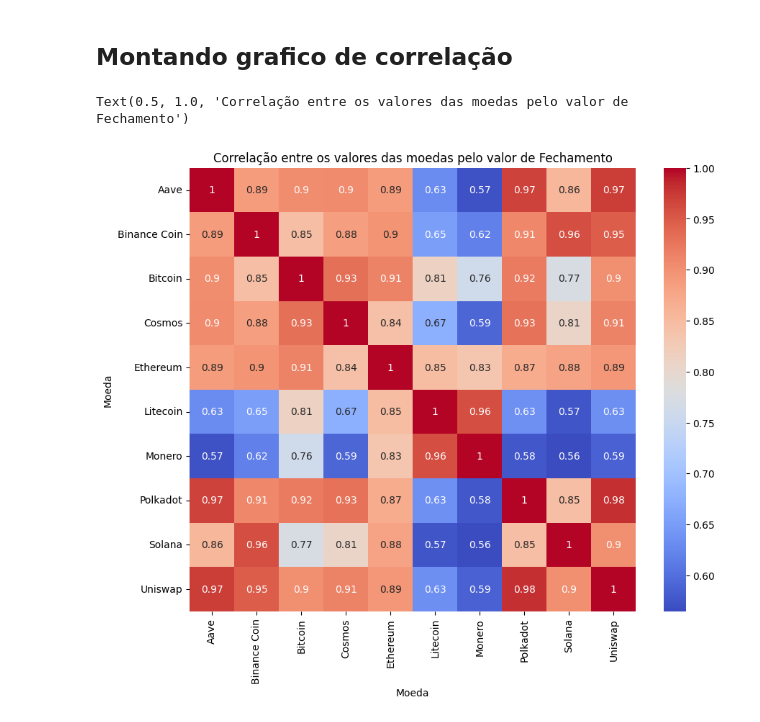
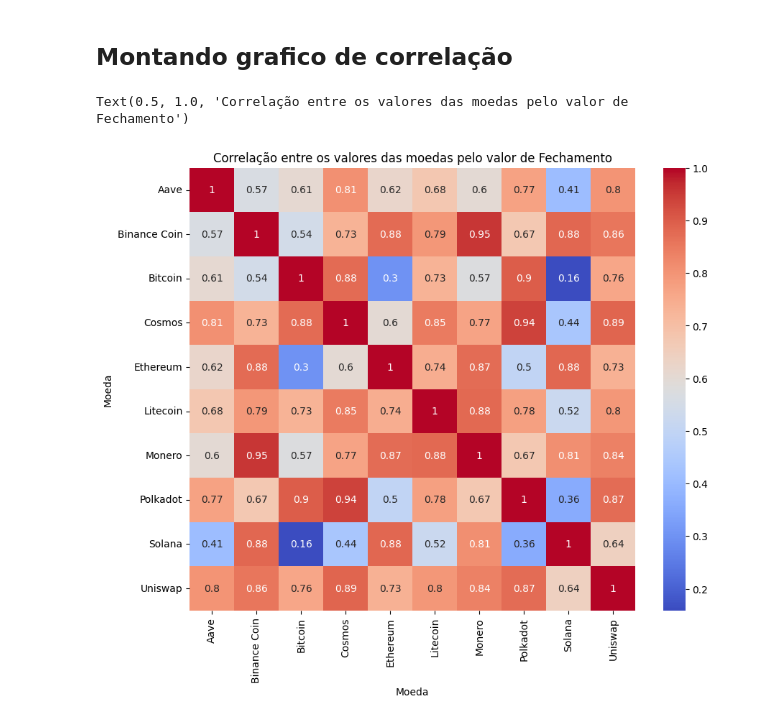
Before and after one commit to NewKanvas/M5-Projeto-5, a Jupyter notebook: Code/crypto_anlys.ipynb, the cells around one changed output. Saved outputs shown, nothing was run; the diff lists cells and outputs as text; code cells hidden in the pictures.

```diff
--- a/Code/crypto_anlys.ipynb
+++ b/Code/crypto_anlys.ipynb
@@ -270,0 +287,15 @@ criptocopy
+# %%
+# Dicionário com os dias da semana em inglês e suas traduções em português
+dias_semana = {
+    'Monday': 'Segunda-feira',
+    'Tuesday': 'Terça-feira',
+    'Wednesday': 'Quarta-feira',
+    'Thursday': 'Quinta-feira',
+    'Friday': 'Sexta-feira',
+    'Saturday': 'Sábado',
+    'Sunday': 'Domingo'
+}
+
+# Traduzir os dias da semana
+criptocopy['Dia da Semana'] = criptocopy['Dia da Semana'].map(dias_semana)
+criptocopy
@@ -293,0 +580,16 @@ cripto.to_csv('../Data/cripto.csv', index=False) # Salvando tabela em csv
+# %%
+# Extrai o ano da coluna "Data"
+criptocopy['Ano'] = pd.to_datetime(criptocopy['Data']).dt.year
+
+# Calcula a média de fechamento agrupando por moeda e ano
+medias2 = criptocopy.groupby(['Moeda', 'Ano'])['Fechamento'].mean()
+
+# Transforma a série em um DataFrame
+medias2 = medias2.unstack()
+
+# Ordenar o DataFrame pela última coluna em ordem crescente
+medias2= medias2.sort_values(by=medias2.columns[-1], ascending=False)
+
+
+# Imprime o DataFrame "medias2"
+medias2
@@ -295,0 +1107,7 @@ cripto.to_csv('../Data/cripto.csv', index=False) # Salvando tabela em csv
+# %%
+data_inicio7 = '2021-01-01'
+data_fim7 = '2021-07-06'
+
+# Filtrar o DataFrame com base no período desejado
+criptocopy7 = criptocopy[(criptocopy['Data'] >= data_inicio7) & (criptocopy['Data'] <= data_fim7)]
+criptocopy7
@@ -296,3 +1128,3 @@ cripto.to_csv('../Data/cripto.csv', index=False) # Salvando tabela em csv
 # %%
-criptoanlys =criptocopy.groupby(['Moeda', 'Data'])['Fechamento'].sum().unstack().fillna(0)
-criptoanlys.T
+criptoanlys =criptocopy7.groupby(['Data','Moeda'])['Fechamento'].sum().unstack().fillna(0)
+#criptoanlys
@@ -335,9 +1152,9 @@ import seaborn as sns # pip install seaborn
 # %%
 # Pergunta 7 - Existe correlação entre os valores para todas as criptomoedas?
 
 plt.figure(figsize=(10, 8))
-sns.heatmap(criptoanlys.T.corr(), annot=True, cmap="coolwarm")
+sns.heatmap(criptoanlys.corr(), annot=True, cmap="coolwarm")
 plt.title('Correlação entre os valores das moedas pelo valor de Fechamento')
 # %% [output]
 Text(0.5, 1.0, 'Correlação entre os valores das moedas pelo valor de Fechamento')
-[figure, old version]
+[figure, new version]
```
Also changed, not shown: parts of 61 cells of this notebook.
